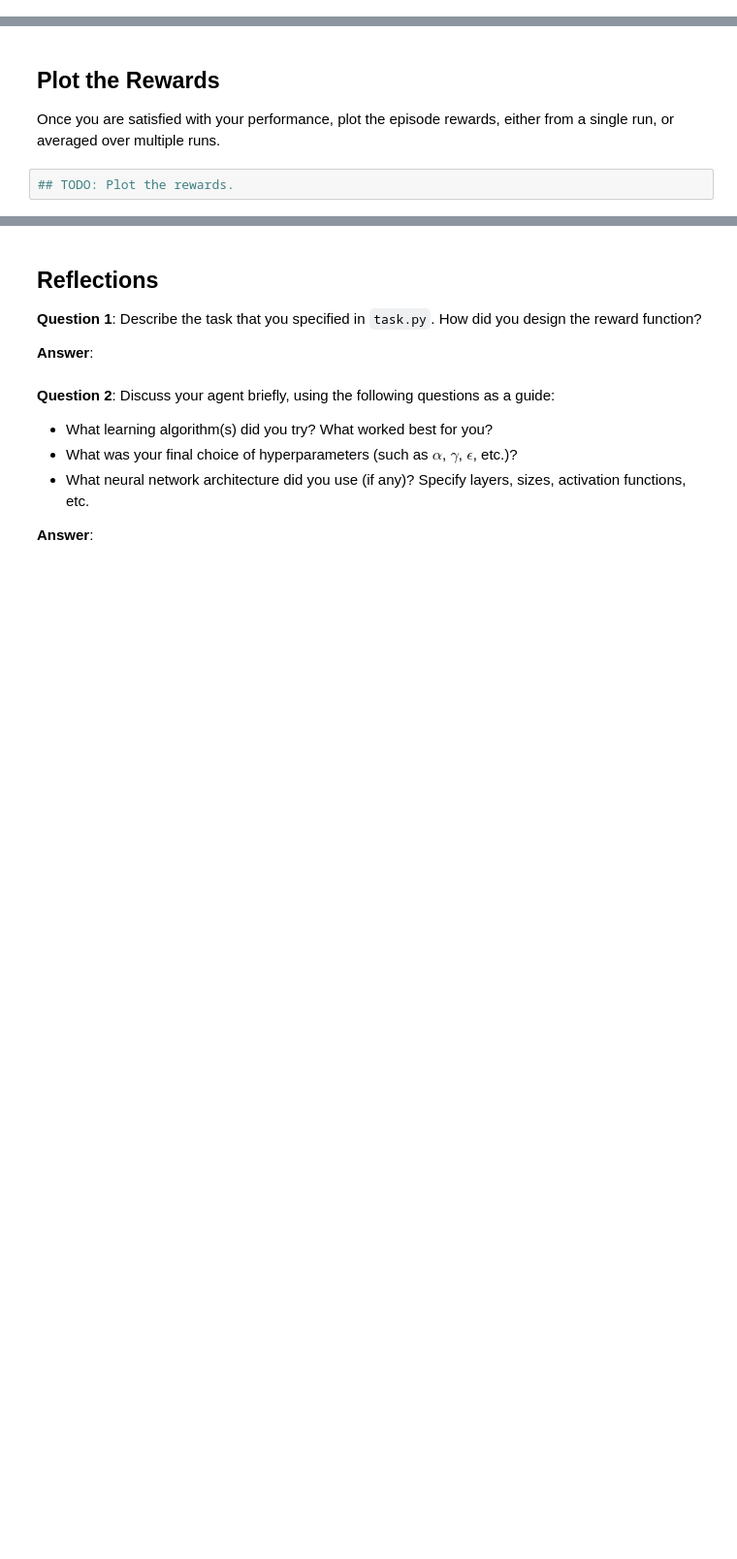
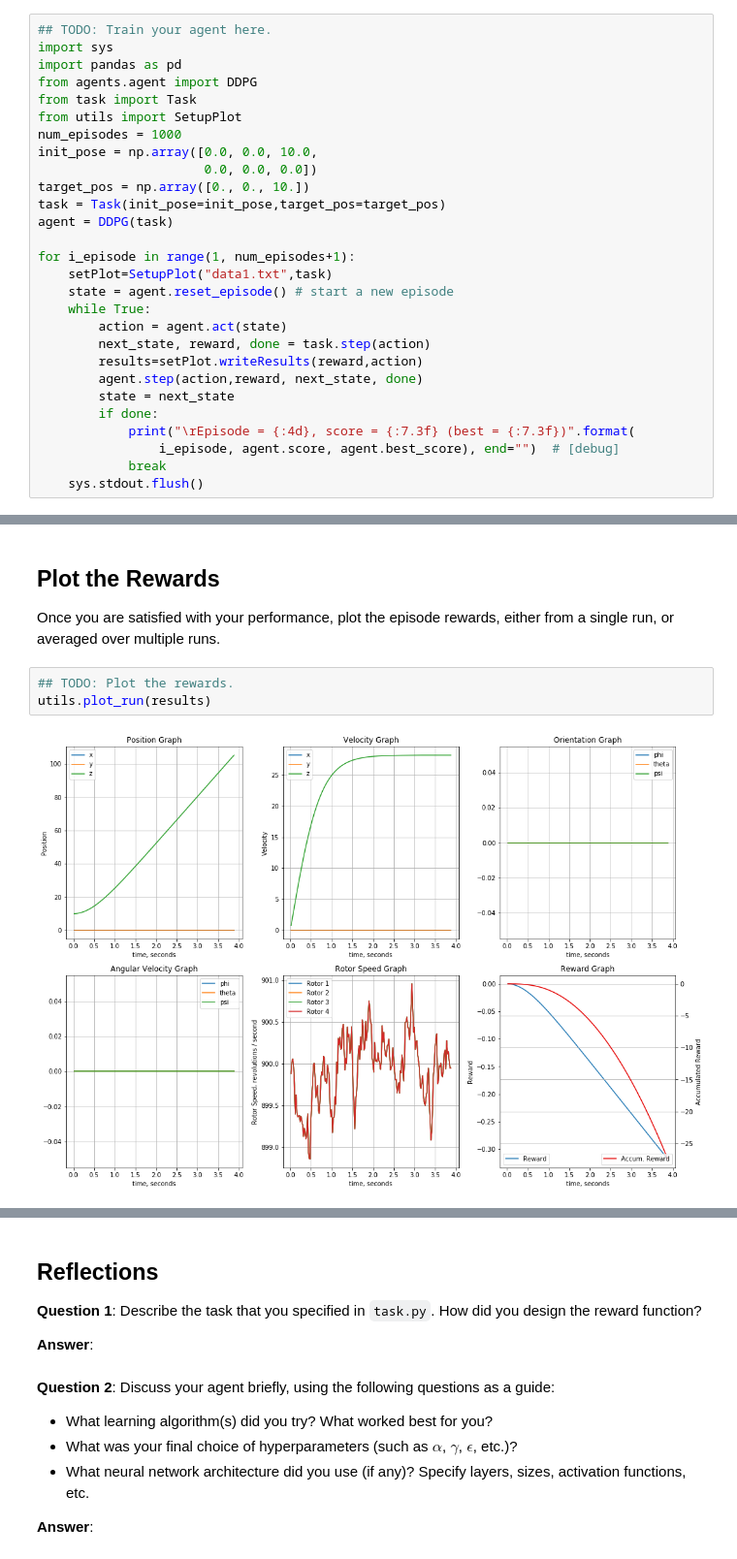
Before and after one commit to CheloGE/MachineLearningProjects, a Jupyter notebook: RL-Quadcopter-2/Quadcopter_Project.ipynb, the cells around one changed output, grey strips where cells are left out. Shown at 97% size. Saved outputs shown, nothing was run; the diff lists cells and outputs as text; blank space fills up the shorter version.

```diff
--- a/RL-Quadcopter-2/Quadcopter_Project.ipynb
+++ b/RL-Quadcopter-2/Quadcopter_Project.ipynb
@@ -208,0 +192,28 @@ As you develop your agent, it's important to keep an eye on how it's performing.
+# %%
+## TODO: Train your agent here.
+import sys
+import pandas as pd
+from agents.agent import DDPG
+from task import Task
+from utils import SetupPlot
+num_episodes = 1000
+init_pose = np.array([0.0, 0.0, 10.0,
+                      0.0, 0.0, 0.0])
+target_pos = np.array([0., 0., 10.])
+task = Task(init_pose=init_pose,target_pos=target_pos)
+agent = DDPG(task)
+
+for i_episode in range(1, num_episodes+1):
+    setPlot=SetupPlot("data1.txt",task)
+    state = agent.reset_episode() # start a new episode
+    while True:
+        action = agent.act(state)
+        next_state, reward, done = task.step(action)
+        results=setPlot.writeResults(reward,action)
+        agent.step(action,reward, next_state, done)
+        state = next_state
+        if done:
+            print("\rEpisode = {:4d}, score = {:7.3f} (best = {:7.3f})".format(
+                i_episode, agent.score, agent.best_score), end="")  # [debug]
+            break
+    sys.stdout.flush()
@@ -212,3 +226,6 @@ As you develop your agent, it's important to keep an eye on how it's performing.
 Once you are satisfied with your performance, plot the episode rewards, either from a single run, or averaged over multiple runs.
 # %%
 ## TODO: Plot the rewards.
+utils.plot_run(results)
+# %% [output]
+[figure, added]
```
Also changed, not shown: parts of 21 cells of this notebook, 6 other files.
